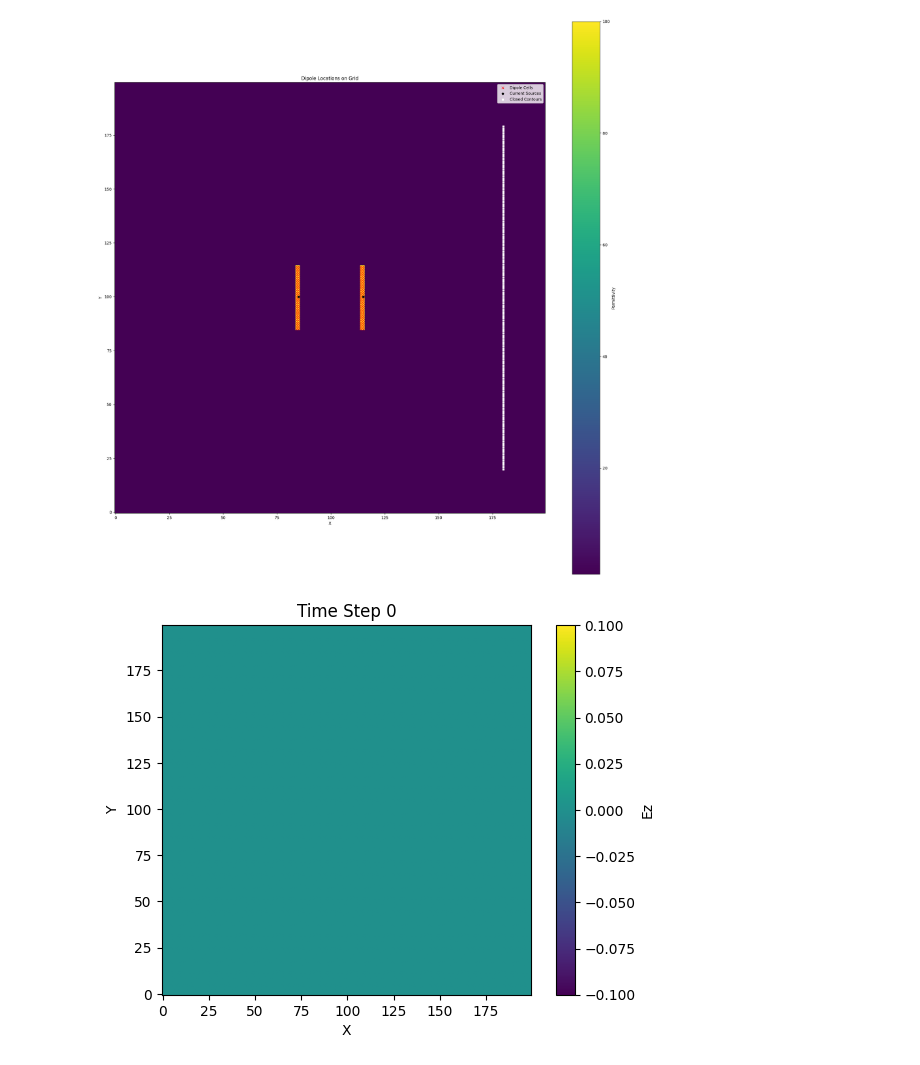
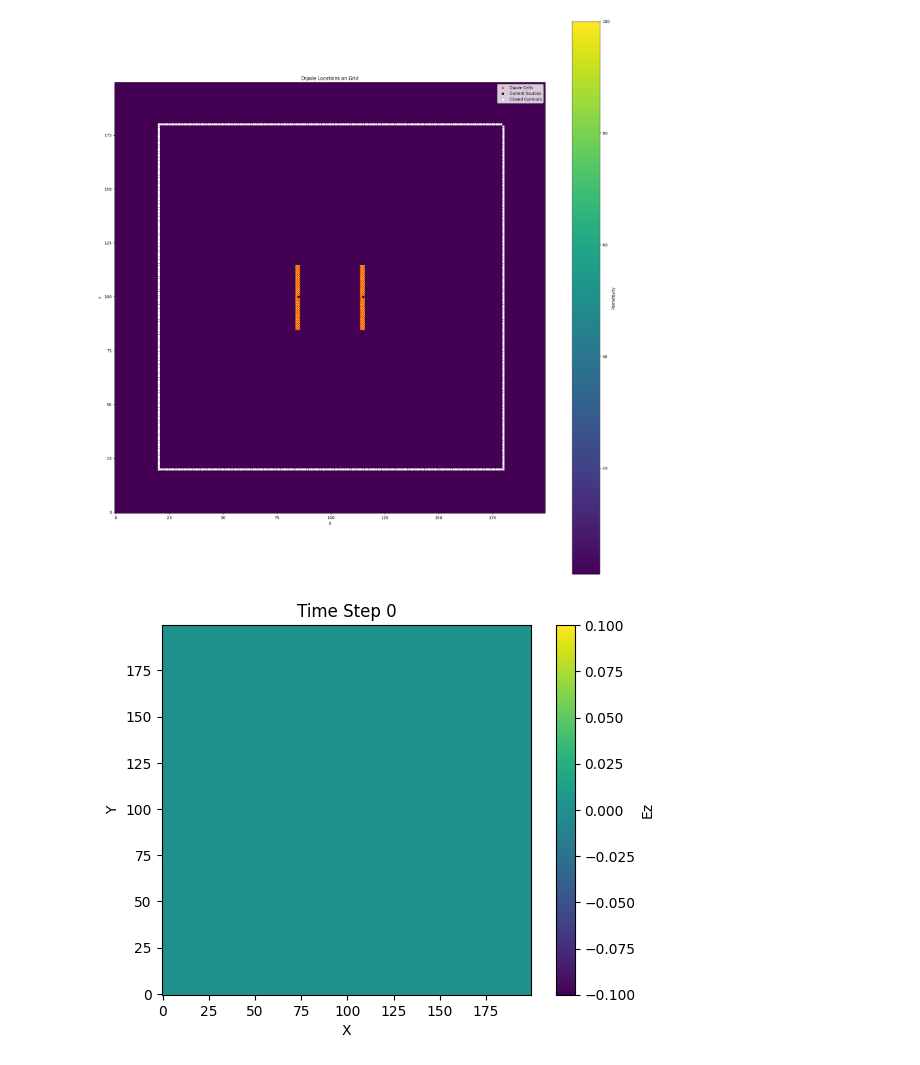
Before and after one commit to carrienlei/EE578FinalProject, a Jupyter notebook: ntff_with_tm_update.ipynb, the cells around one changed output. Drawn from its saved outputs; the diff is of its cells as text; code cells hidden in the pictures.

```diff
--- a/ntff_with_tm_update.ipynb
+++ b/ntff_with_tm_update.ipynb
@@ -82,11 +82,28 @@ L_starting_dim= 10e-3 #starting index for L2, L4
 L_starting_cell_idx = int(L_starting_dim //dx)
 L_ending_dim=90e-3
 L_ending_cell_idx=L_starting_cell_idx + numL_cells
+
+#L1 is vertical, RHS line
 L1_col1 = np.full(numL_cells, L_ending_cell_idx)
 L1_col2=np.arange(L_starting_cell_idx, L_ending_cell_idx)
 
 L1_idxs = np.column_stack((L1_col1,L1_col2))
 
+#L2 is vertical, LHS line
+L2_col1=np.full(numL_cells,L_starting_cell_idx)
+L2_col2=np.arange(L_starting_cell_idx, L_ending_cell_idx)
+L2_idxs=np.column_stack((L2_col1,L2_col2))
+
+#L3 is horizontal, top line
+L3_col1=np.arange(L_starting_cell_idx, L_ending_cell_idx)
+L3_col2=np.full(numL_cells, L_ending_cell_idx)
+L3_idxs=np.column_stack((L3_col1,L3_col2))
+
+#L4 is horizontal, bottom line
+L4_col1=np.arange(L_starting_cell_idx, L_ending_cell_idx)
+L4_col2=np.full(numL_cells, L_starting_cell_idx)
+L4_idxs=np.column_stack((L4_col1,L4_col2))
+
 #print(L1_idxs)
 # %%
 # Visualize grid setup to verify locations of everything
@@ -100,36 +117,38 @@ plt.title('Dipole Locations on Grid')
 plt.xlabel('X')
 plt.ylabel('Y')
 
 # Mark where the left dipole cells are with a 'x'.
 for x in range(dipole1_left, dipole1_right + 1):
     for y in range(dipole1_bottom, dipole1_top + 1):
             plt.plot(x, y, 'x', color='red')
 
 # Mark where the right dipole cells are with a 'x'.
 for x in range(dipole2_left, dipole2_right + 1):
     for y in range(dipole2_bottom, dipole2_top + 1):
             plt.plot(x, y, 'x', color='red')
 
 # Mark where the left current source is with a 'o'.
 plt.plot(x1_source, y1_source, 'o', markersize = 5, color = 'black')
 
 # Mark where the right current source is with a 'o'.
 plt.plot(x2_source, y2_source, 'o', markersize = 5, color = 'black')
 
 # had to add empty plots to get legend
 plt.plot([], [], 'x', color='red', label="Dipole Cells")
 plt.plot([], [], 'o', markersize=5, color='black', label="Current Sources")
 plt.plot([], [], 's', markersize=5, color='white', label="Closed Contours")
 plt.legend(loc='upper right')
 plt.tight_layout()
 
 #Adding (x,y) pairs from L1, shown as white
-for x, y in L1_idxs:
-      plt.plot(x,y, 's',markersize=4,color='white')
+all_line_idx=[L1_idxs,L2_idxs,L3_idxs,L4_idxs]
+for j in all_line_idx:
+    for x, y in j:
+        plt.plot(x,y, 's',markersize=4,color='white')
 
 plt.show()
 # %% [output]
-[figure, old version]
+[figure, new version]
 # %%
 # 2D FDTD Model
 
```
Also changed, not shown: parts of 1 cell of this notebook.
